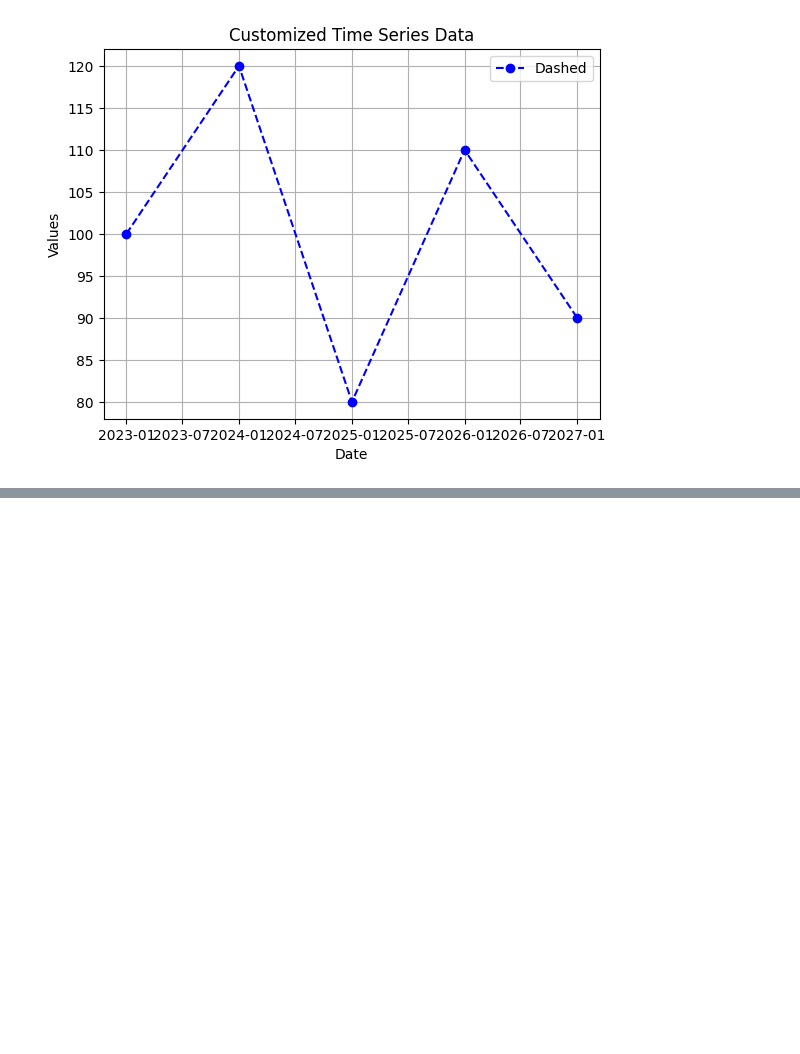
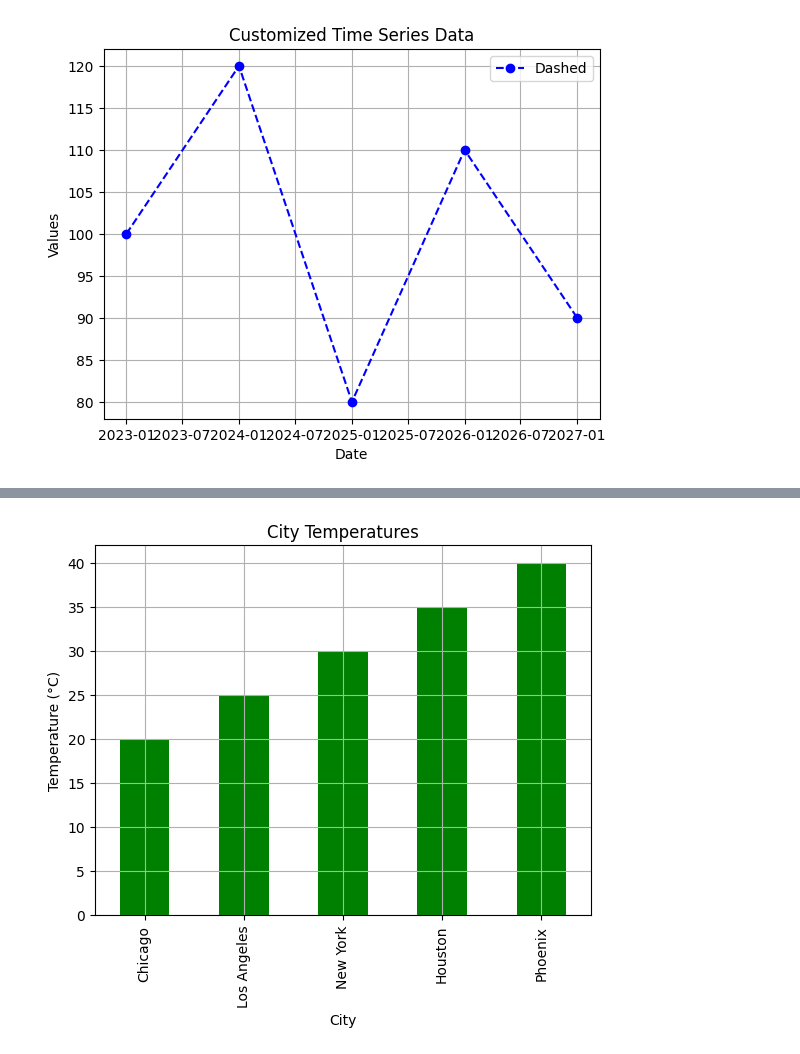
Before and after one commit to srinivasskc/my_datascience_journal, a Jupyter notebook: pandas_notebook.ipynb, the cells around one changed output, grey strips where cells are left out. Cells and saved outputs as stored; diff of their text form; code cells hidden in the pictures; blank space fills up the shorter version.

```diff
--- a/pandas_notebook.ipynb
+++ b/pandas_notebook.ipynb
@@ -2520,0 +2665,9 @@ plt.show()
+# %%
+# Plotting bar chart with sorted values
+df_weather.sort_values(by='Temperature', ascending=True,inplace=False).plot(x='City', y='Temperature', kind='bar', title='City Temperatures', color='Green', legend=False)
+plt.xlabel('City')
+plt.ylabel('Temperature (°C)')
+plt.grid()
+plt.show()
+# %% [output]
+[figure, added]
```
Also changed, not shown: parts of 14 cells of this notebook, 1 other file.
